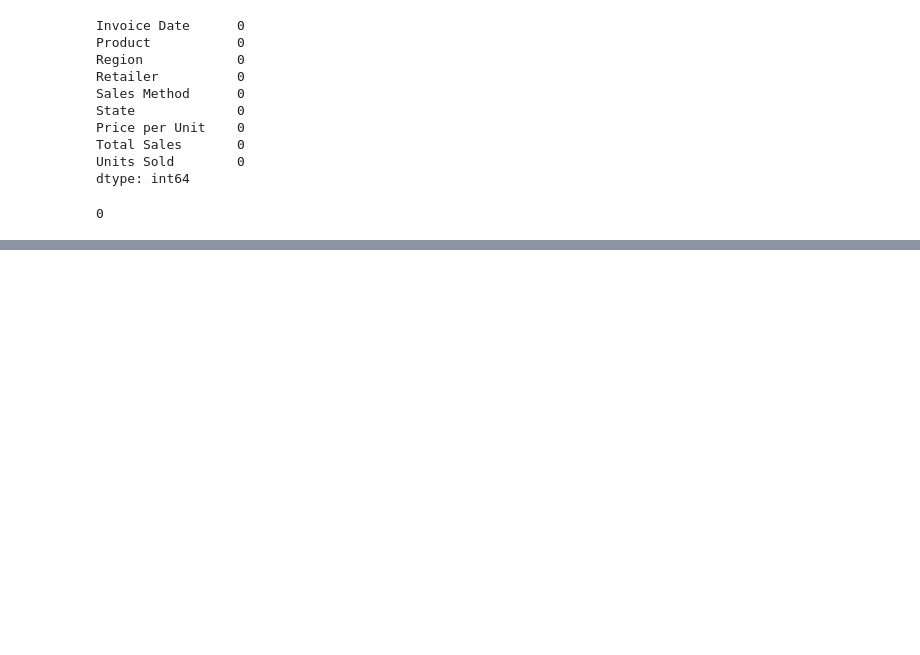
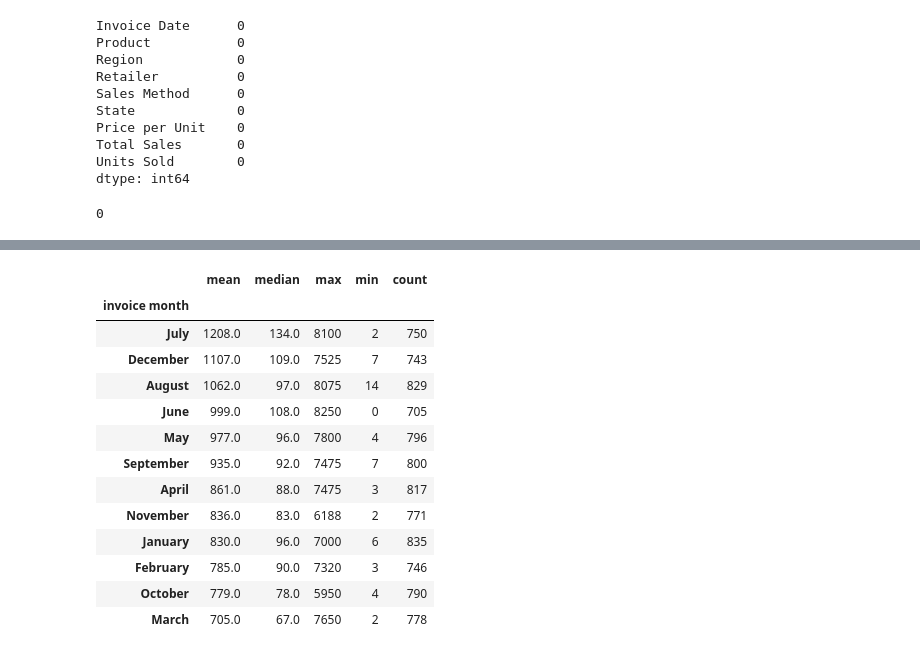
Before and after one commit to aruncb2/NIKE, a Jupyter notebook: nike_project.ipynb, the cells around one changed output, grey strips where cells are left out. Cells and saved outputs as stored; diff of their text form; code cells hidden in the pictures; blank space fills up the shorter version.

```diff
--- a/nike_project.ipynb
+++ b/nike_project.ipynb
@@ -63,0 +175,17 @@ for i in df:
+# %%
+df.groupby("invoice month")['Total Sales'].agg(['mean','median','max','min','count']).round().sort_values("mean",ascending=False)
+# %% [output]
+|  | mean | median | max | min | count |
+| invoice month |  |  |  |  |  |
+| July | 1208.0 | 134.0 | 8100 | 2 | 750 |
+| December | 1107.0 | 109.0 | 7525 | 7 | 743 |
+| August | 1062.0 | 97.0 | 8075 | 14 | 829 |
+| June | 999.0 | 108.0 | 8250 | 0 | 705 |
+| May | 977.0 | 96.0 | 7800 | 4 | 796 |
+| September | 935.0 | 92.0 | 7475 | 7 | 800 |
+| April | 861.0 | 88.0 | 7475 | 3 | 817 |
+| November | 836.0 | 83.0 | 6188 | 2 | 771 |
+| January | 830.0 | 96.0 | 7000 | 6 | 835 |
+| February | 785.0 | 90.0 | 7320 | 3 | 746 |
+| October | 779.0 | 78.0 | 5950 | 4 | 790 |
+| March | 705.0 | 67.0 | 7650 | 2 | 778 |
```
Also changed, not shown: parts of 17 cells of this notebook.
